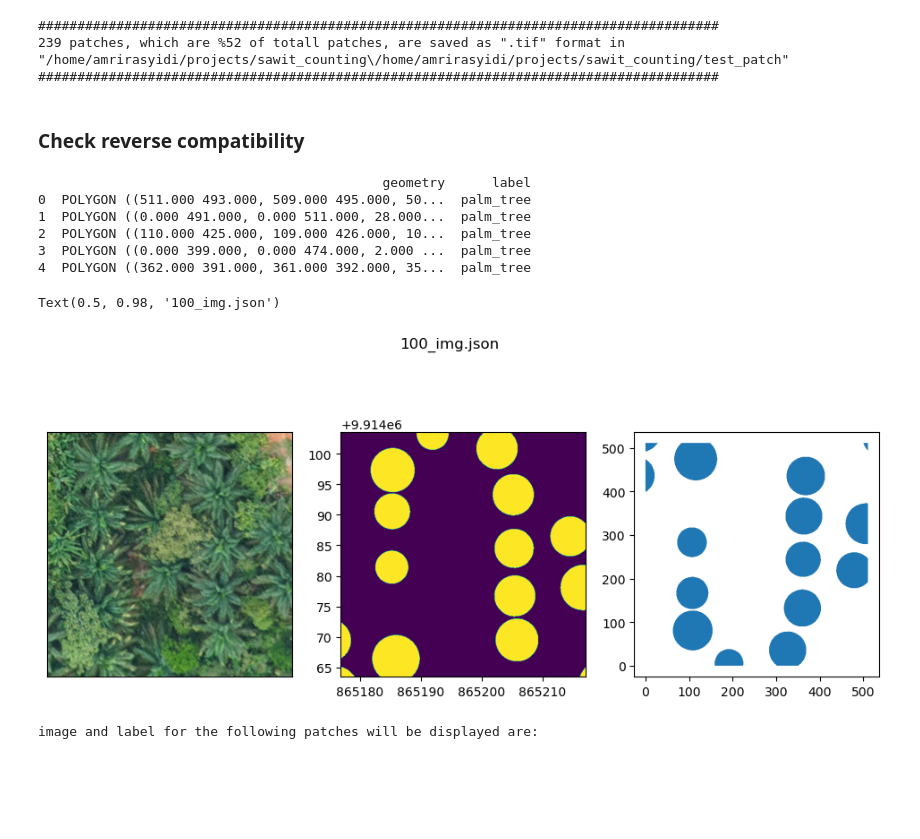
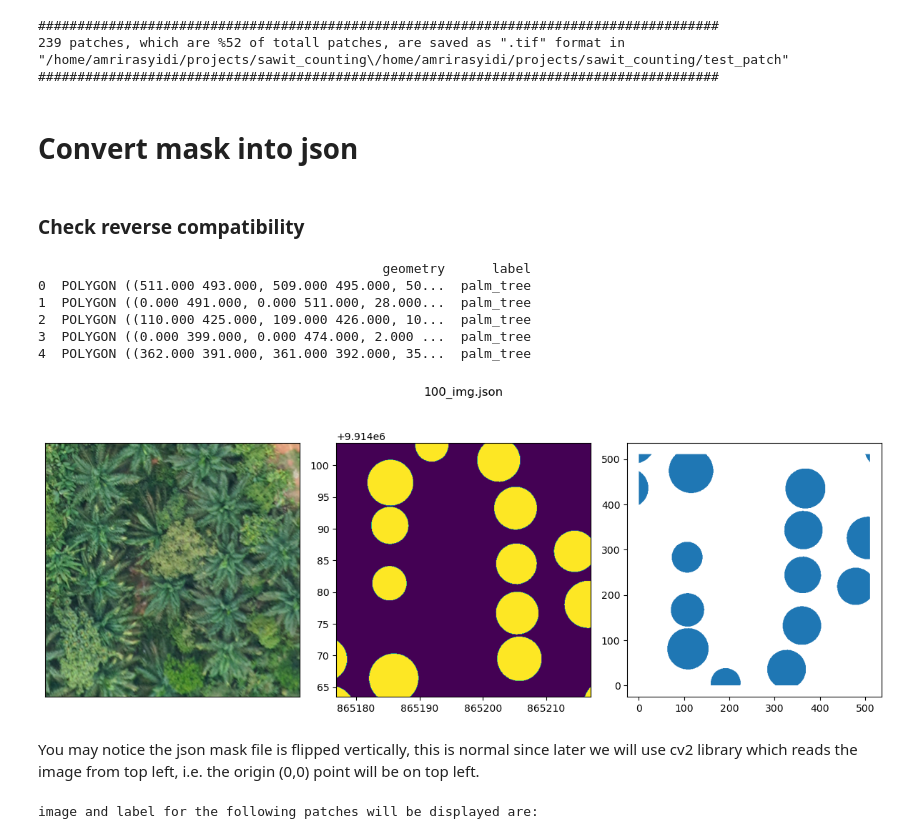
Before and after one commit to amrirasyidi/pytorch_tree_counting, a Jupyter notebook: vector_to_raster.ipynb, the cells around one changed output. Drawn from its saved outputs; the diff is of its cells as text; code cells hidden in the pictures; blank space fills up the shorter version.

```diff
--- a/vector_to_raster.ipynb
+++ b/vector_to_raster.ipynb
@@ -218,6 +220,8 @@ else:
 #######################################################################################
 239 patches, which are %52 of totall patches, are saved as ".tif" format in "/home/amrirasyidi/projects/sawit_counting\/home/amrirasyidi/projects/sawit_counting/test_patch"
 #######################################################################################
+# %% [markdown]
+# Convert mask into json
 # %%
 mask_patch_path = sorted(glob(str(image_patch_dir / 'label' / '*.tif')))
 image_patch_path = sorted(glob(str(image_patch_dir / 'patch' / '*.tif')))
@@ -225,13 +229,13 @@ label = "palm_tree"
 
 for mask, image in tqdm(zip(mask_patch_path, image_patch_path), total=len(mask_patch_path)):
     # print(f"========{image}========")
-    data_prep.mask_to_geojson(mask, image, label, geo=False)
+    # data_prep.mask_to_geojson(mask, image, label, geo=False)
 
-    # if not os.path.exists(image.replace('.tif','.json')):
-    #     print("converting mask to json...")
-    #     data_prep.mask_to_geojson(mask, image, label, geo=False)
-    # else:
-    #     print("masks already exist, skipping the process...")
+    if not os.path.exists(image.replace('.tif','.json')):
+        print("converting mask to json...")
+        data_prep.mask_to_geojson(mask, image, label, geo=False)
+    else:
+        print("masks already exist, skipping the process...")
 # %% [markdown]
 ### Check reverse compatibility
 # %%
@@ -251,35 +255,37 @@ fig, ax = plt.subplots(1,3, figsize = (12,5))
 
 # Creating the plot extent object
 _plot_extent = plotting_extent(
     _image[0],
     _image.rio.transform()
 )
 
 ep.plot_rgb(
     _image.values,
     rgb=[0, 1, 2],
     # title="Raster with vector overlay",
     extent=_plot_extent,
     ax=ax[0]
 )
 with rio.open(mask_file_path) as mask:
     show(
         mask,
         # title="Mask",
         ax=ax[1]
     )
 gdf_mask.plot(ax=ax[2])
 
 plt.suptitle(f'{Path(json_file_path).name}')
+plt.tight_layout()
 # %% [output]
                                             geometry      label
 0  POLYGON ((511.000 493.000, 509.000 495.000, 50...  palm_tree
 1  POLYGON ((0.000 491.000, 0.000 511.000, 28.000...  palm_tree
 2  POLYGON ((110.000 425.000, 109.000 426.000, 10...  palm_tree
 3  POLYGON ((0.000 399.000, 0.000 474.000, 2.000 ...  palm_tree
 4  POLYGON ((362.000 391.000, 361.000 392.000, 35...  palm_tree
-Text(0.5, 0.98, '100_img.json')
-[figure, old version]
+[figure, new version]
+# %% [markdown]
+You may notice the json mask file is flipped vertically, this is normal since later we will use cv2 library which reads the image from top left, i.e. the origin (0,0) point will be on top left.
 # %%
 num_patch=4
 
```
Also changed, not shown: parts of 6 cells of this notebook.
